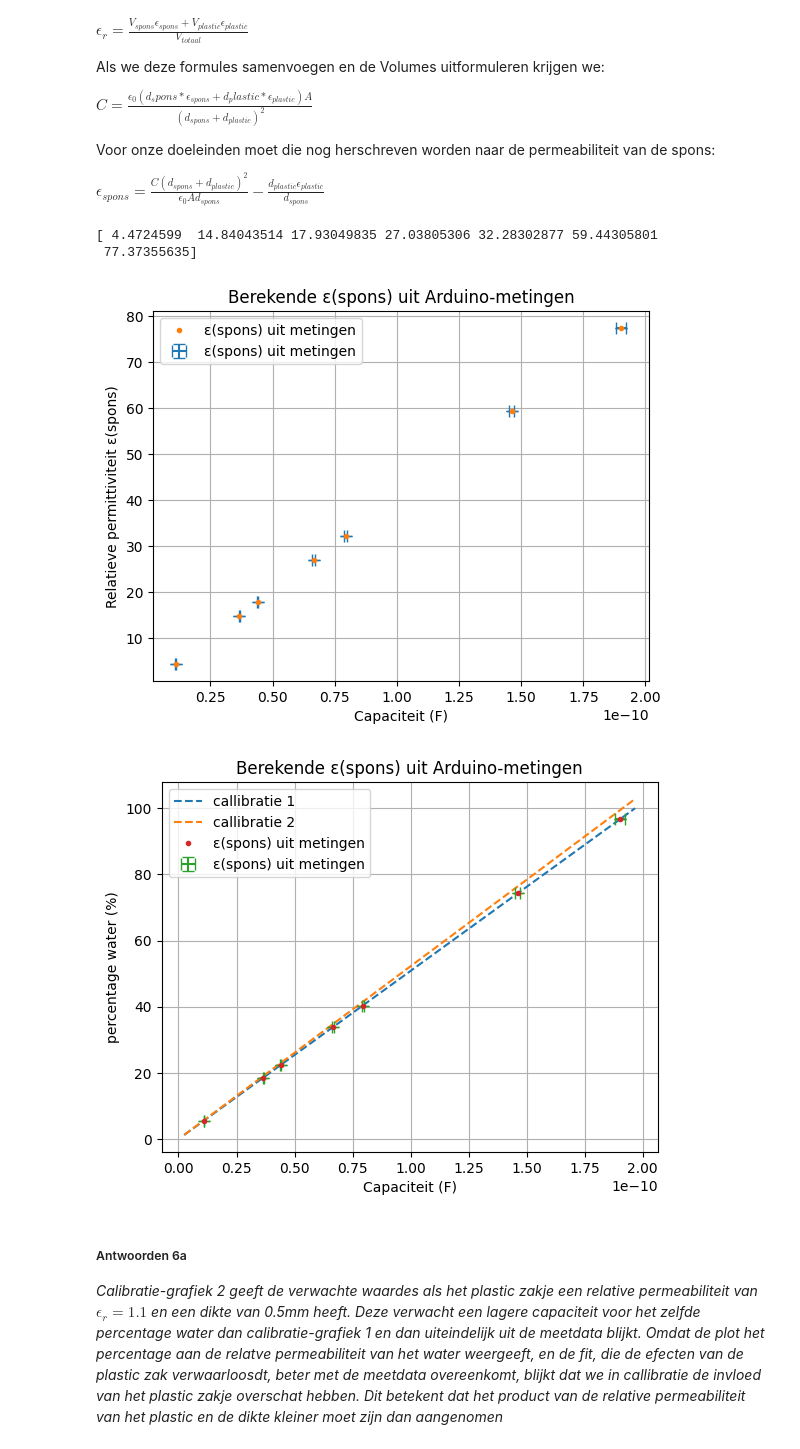
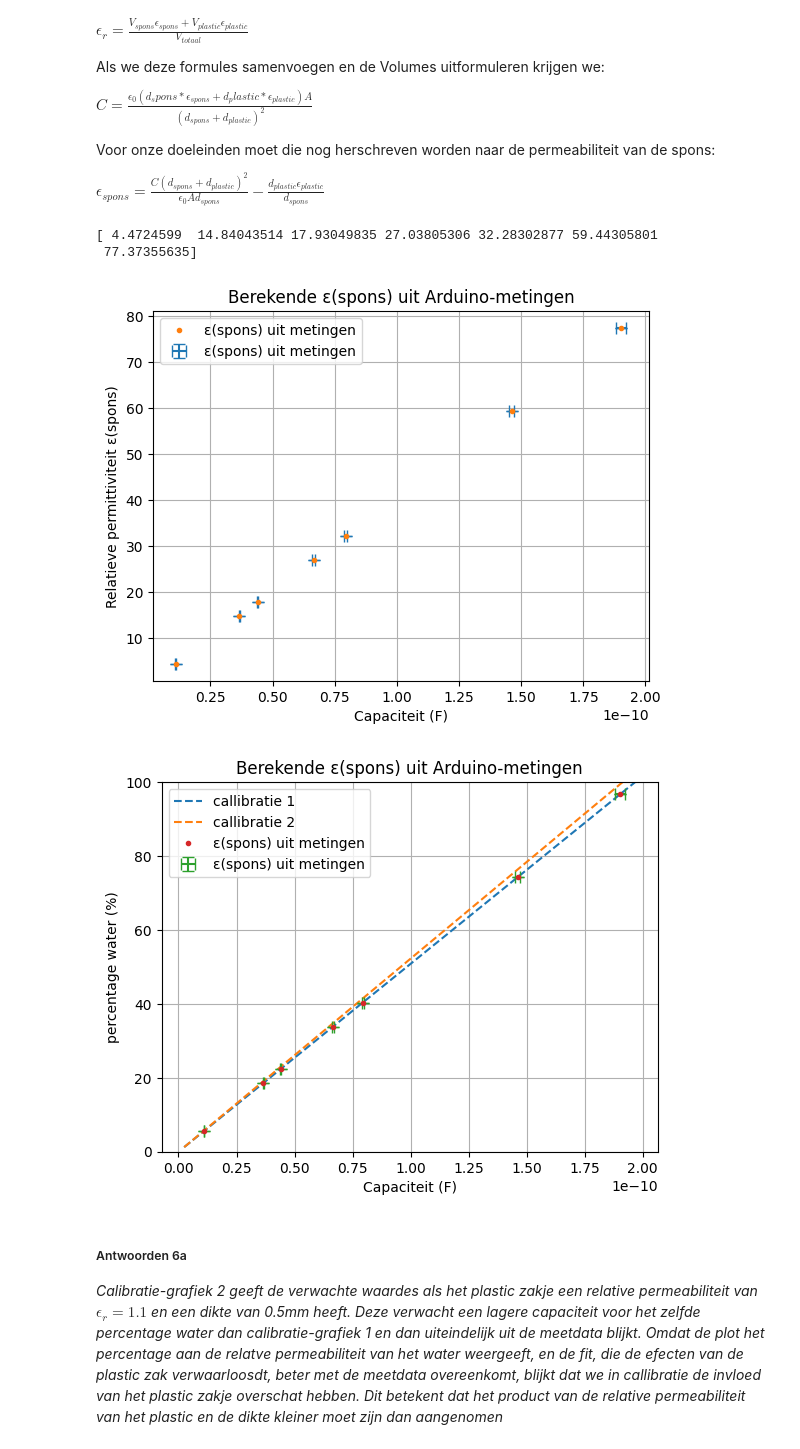
Before and after one commit to caricevonmorgen-dotcom/opdrachten-DEF-D-lol, a Jupyter notebook: DigitaleOntwerpopdrachten/1CondensatorOpdracht/CondensatorOntwerpopdracht.ipynb, the cells around one changed output. Cells and saved outputs as stored; diff of their text form; code cells hidden in the pictures.

```diff
--- a/DigitaleOntwerpopdrachten/1CondensatorOpdracht/CondensatorOntwerpopdracht.ipynb
+++ b/DigitaleOntwerpopdrachten/1CondensatorOpdracht/CondensatorOntwerpopdracht.ipynb
@@ -1025,34 +1027,35 @@ print(eps_spons)
 ## plots
 plt.figure()
 plt.errorbar(C_meet, eps_spons, yerr=sigma_C, xerr=sigma_C, linestyle = 'None',
              capsize=4, label="ε(spons) uit metingen")
 plt.plot(C_meet ,eps_spons, '.', label="ε(spons) uit metingen")
 plt.xlabel("Capaciteit (F)")
 plt.ylabel("Relatieve permittiviteit ε(spons)")
 plt.title("Berekende ε(spons) uit Arduino-metingen")
 plt.grid(True)
 plt.legend()
 plt.show()
 
 percentagewater= (eps_spons/80)*100
 
 plt.figure()
 plt.plot(C_array, percentagewater_array,'--', label = 'callibratie 1')
 plt.plot(C_array, percentagewater_array_2,'--', label = 'callibratie 2')
 plt.errorbar(C_meet, percentagewater, yerr=sigma_C, xerr=sigma_C, linestyle = 'None',
              capsize=4, label="ε(spons) uit metingen")
 plt.plot(C_meet ,percentagewater, '.', label="ε(spons) uit metingen")
 plt.xlabel("Capaciteit (F)")
 plt.ylabel("percentage water (%)")
+plt.ylim(0,100)
 plt.title("Berekende ε(spons) uit Arduino-metingen")
 plt.grid(True)
 plt.legend()
 plt.show()
 # %% [output]
 [ 4.4724599  14.84043514 17.93049835 27.03805306 32.28302877 59.44305801
  77.37355635]
 [figure]
-[figure, old version]
+[figure, new version]
 # %% [markdown]
 ##### Antwoorden 6a
 
```
Also changed, not shown: parts of 2 cells of this notebook.
